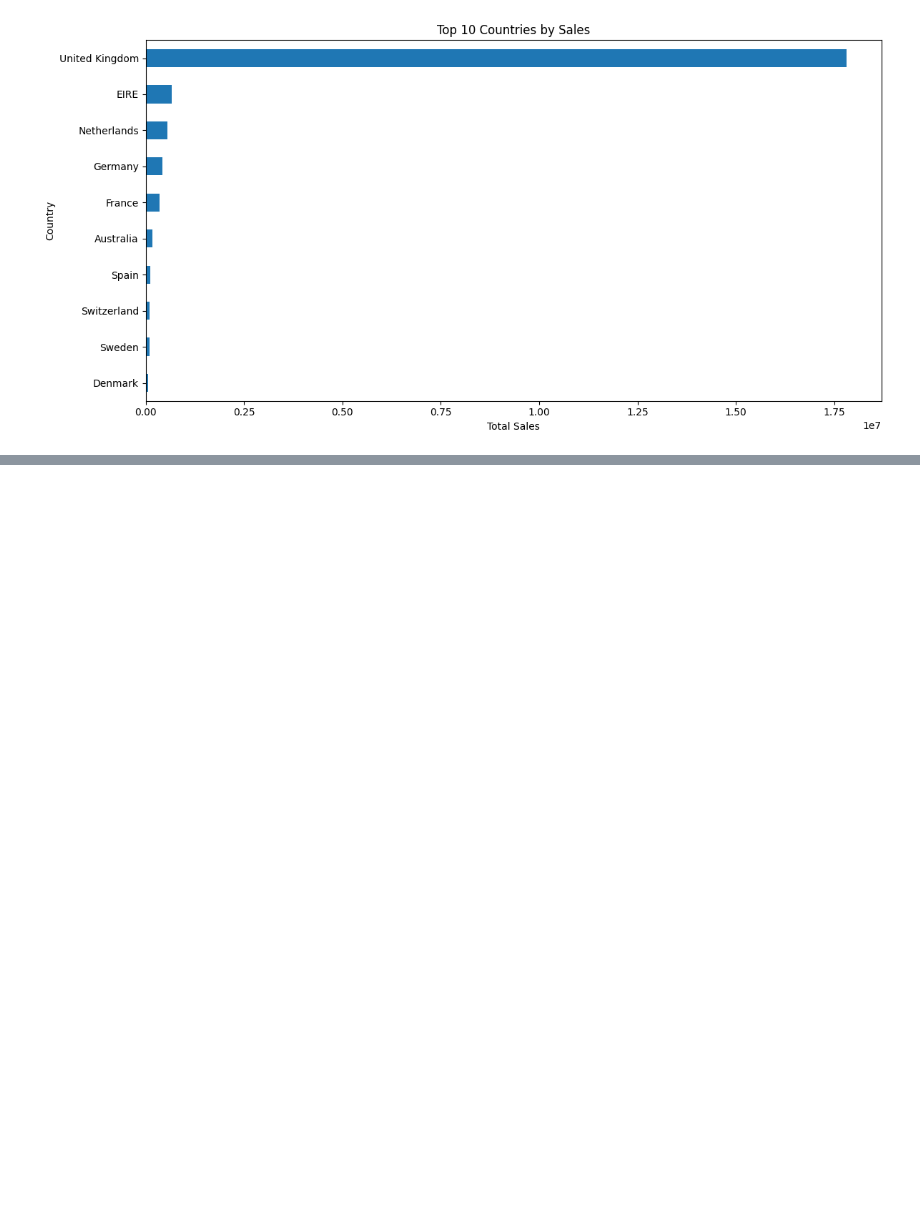
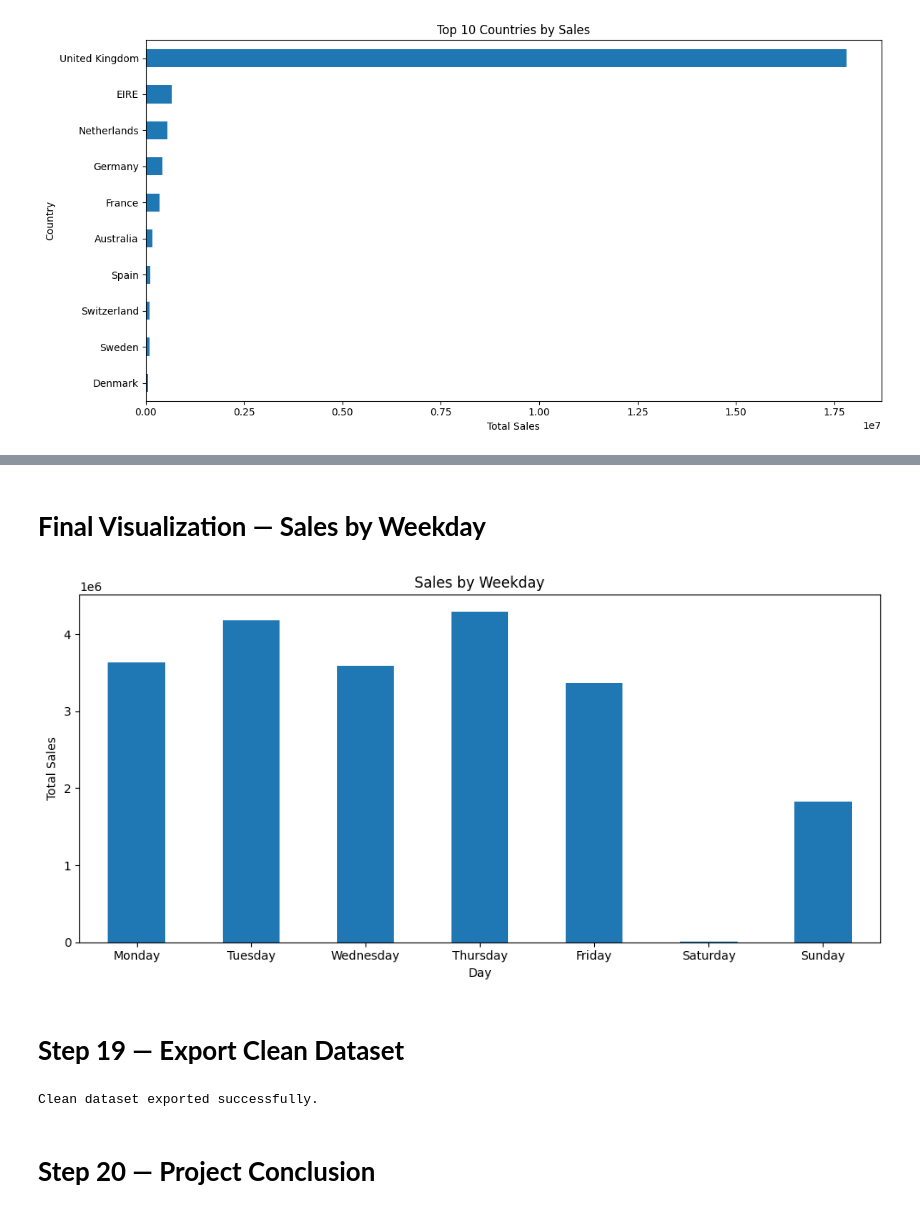
Before and after one commit to AiWriter404/retail-sales-data-cleaning-visualization, a Jupyter notebook: retail-sales-data-cleaning-visualization.ipynb, the cells around one changed output, grey strips where cells are left out. Saved outputs shown, nothing was run; the diff lists cells and outputs as text; code cells hidden in the pictures; blank space fills up the shorter version.

```diff
--- a/retail-sales-data-cleaning-visualization.ipynb
+++ b/retail-sales-data-cleaning-visualization.ipynb
@@ -463,0 +497,47 @@ plt.show()
+# %% [markdown]
+# **Final Visualization — Sales by Weekday**
+# %%
+
+# Sales by Weekday
+
+
+day_order = [
+    "Monday",
+    "Tuesday",
+    "Wednesday",
+    "Thursday",
+    "Friday",
+    "Saturday",
+    "Sunday"
+]
+
+weekday_sales = (
+    df.groupby("Day")["Sales"]
+      .sum()
+      .reindex(day_order)
+)
+
+plt.figure(figsize=(10,5))
+
+weekday_sales.plot(kind="bar")
+
+plt.title("Sales by Weekday")
+plt.xlabel("Day")
+plt.ylabel("Total Sales")
+
+plt.xticks(rotation=0)
+
+plt.tight_layout()
+plt.show()
+# %% [output]
+[figure, added]
+# %% [markdown]
+# **Step 19 — Export Clean Dataset**
+# %%
+df.to_csv("retail_sales_cleaned.csv", index=False)
+
+print("Clean dataset exported successfully.")
+# %% [output]
+Clean dataset exported successfully.
+# %% [markdown]
+# **Step 20 — Project Conclusion**
```
Also changed, not shown: parts of 6 cells of this notebook.
